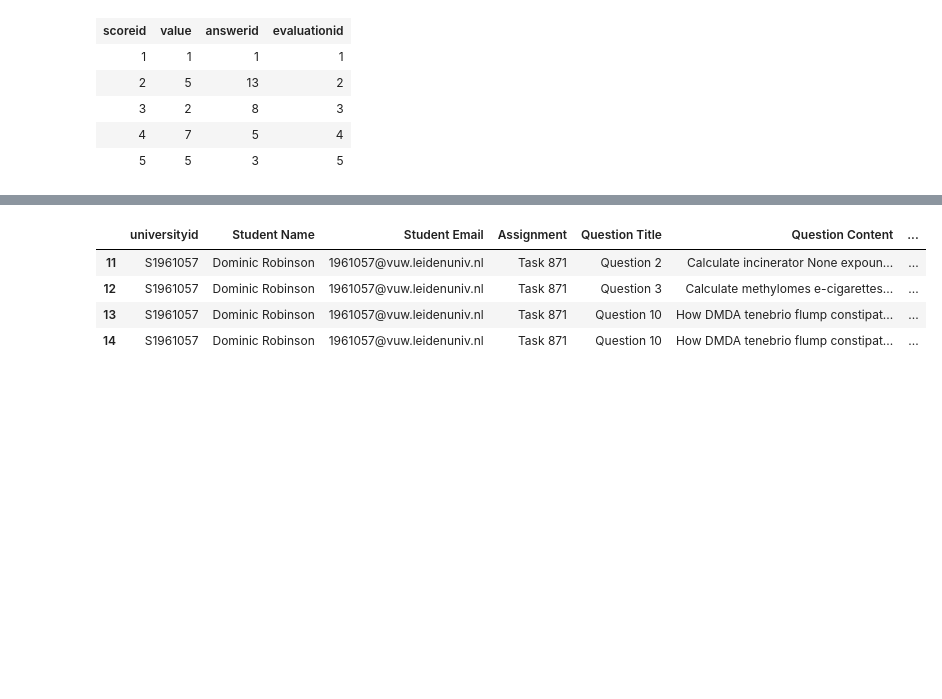
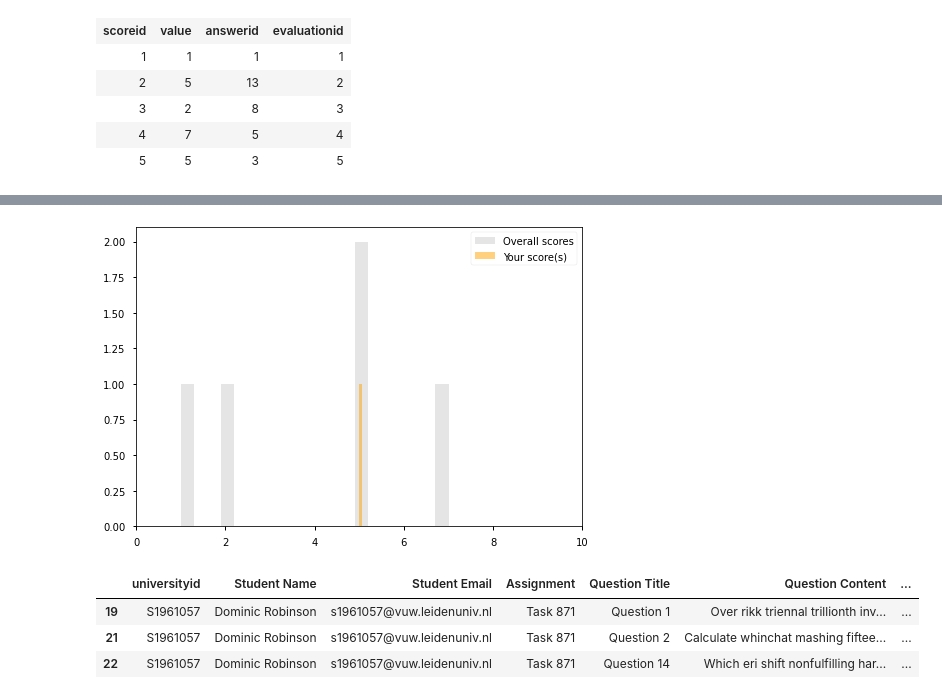
Before and after one commit to Boolytical/EfDS_assignment_DBSQL5, a Jupyter notebook: student_summary.ipynb, the cells around one changed output, grey strips where cells are left out. Saved outputs shown, nothing was run; the diff lists cells and outputs as text; code cells hidden in the pictures; blank space fills up the shorter version.

Commit message:
more summary

```diff
--- a/student_summary.ipynb
+++ b/student_summary.ipynb
@@ -235,8 +237,20 @@ def Student_Summary(StudentUniID):
+# %%
+def student_details(StudentUniID):
+    stud_summary = (df_Stud_summ[df_Stud_summ['universityid']== StudentUniID])
+    df_unique = stud_summary.drop_duplicates(subset=['Question Content'], keep='last')
+    df_assignments = df_Stud_summ.drop_duplicates(subset=['Assignment'], keep='last')
+    df_assignments_stud = stud_summary.drop_duplicates(subset=['Assignment'], keep='last')
+    plt.hist(df_assignments['Score'], alpha=0.2,bins=20,color = "grey", label='Overall scores')
+    plt.hist(df_assignments_stud['Score'], alpha=0.5,bins=20,color = "orange", label='Your score(s)')
+    plt.xlim(0, 10)
+    plt.legend()
+    plt.show()
+    return(df_unique)
 # %%
-Student_Summary('S1961057')
+student_details('S1961057')
 # %% [output]
+[figure, added]
 |  | universityid | Student Name | Student Email | Assignment | Question Title | Question Content | ... |
-| 11 | S1961057 | Dominic Robinson | 1961057@vuw.leidenuniv.nl | Task 871 | Question 2 | Calculate incinerator None expoun... | ... |
-| 12 | S1961057 | Dominic Robinson | 1961057@vuw.leidenuniv.nl | Task 871 | Question 3 | Calculate methylomes e-cigarettes... | ... |
-| 13 | S1961057 | Dominic Robinson | 1961057@vuw.leidenuniv.nl | Task 871 | Question 10 | How DMDA tenebrio flump constipat... | ... |
-| 14 | S1961057 | Dominic Robinson | 1961057@vuw.leidenuniv.nl | Task 871 | Question 10 | How DMDA tenebrio flump constipat... | ... |
+| 19 | S1961057 | Dominic Robinson | s1961057@vuw.leidenuniv.nl | Task 871 | Question 1 | Over rikk triennal trillionth inv... | ... |
+| 21 | S1961057 | Dominic Robinson | s1961057@vuw.leidenuniv.nl | Task 871 | Question 2 | Calculate whinchat mashing fiftee... | ... |
+| 22 | S1961057 | Dominic Robinson | s1961057@vuw.leidenuniv.nl | Task 871 | Question 14 | Which eri shift nonfulfilling har... | ... |
```
Also changed, not shown: parts of 7 cells of this notebook.
